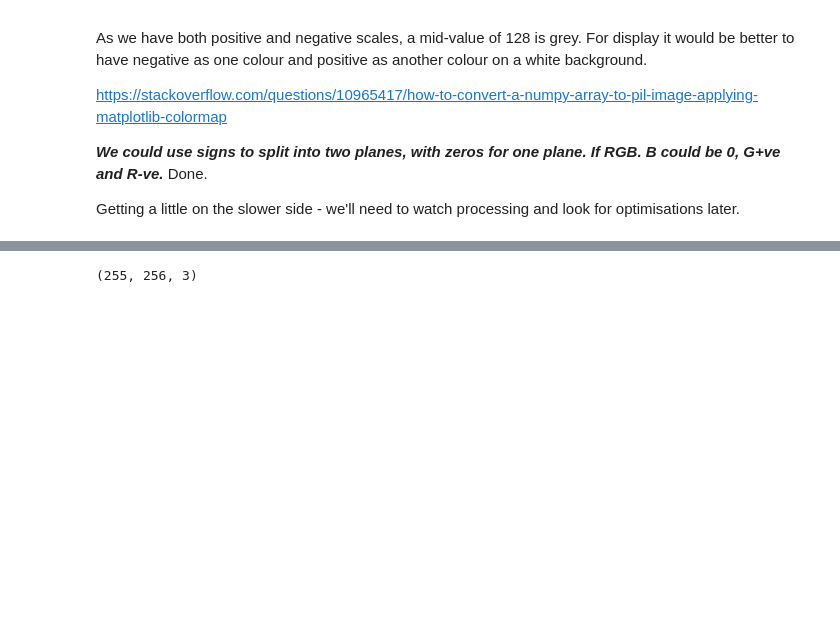
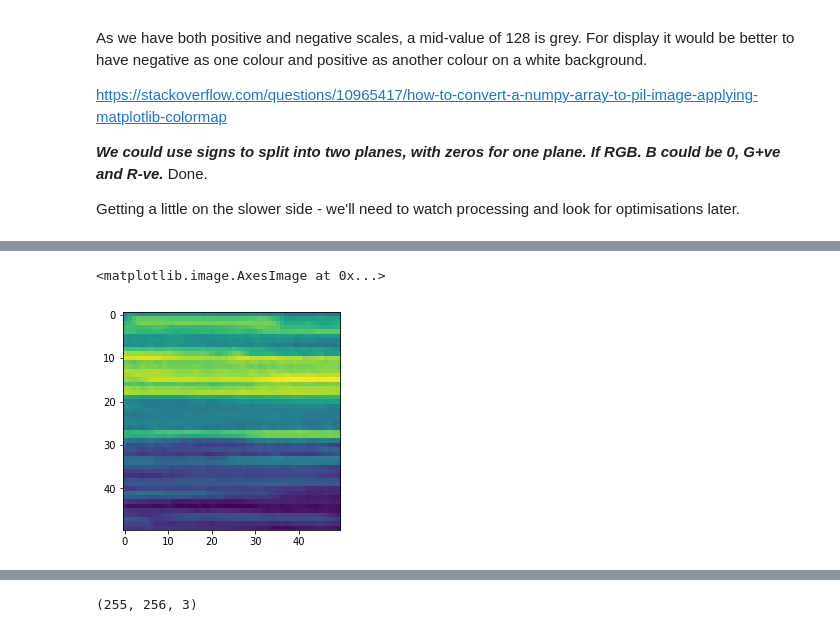
Before and after one commit to benhoyle/var_processor, a Jupyter notebook: 2020-06-13 - Spacetime Modelling of Sound + Tkinter GU - CONT.ipynb, the cells around one changed output, grey strips where cells are left out. Cells and saved outputs as stored; diff of their text form; code cells hidden in the pictures; blank space fills up the shorter version.

```diff
--- a/2020-06-13 - Spacetime Modelling of Sound + Tkinter GU - CONT.ipynb
+++ b/2020-06-13 - Spacetime Modelling of Sound + Tkinter GU - CONT.ipynb
@@ -424,0 +461,5 @@ H.dtype, H.max(), H.min()
+# %%
+plt.imshow(images[0][100:150, 100:150])
+# %% [output]
+<matplotlib.image.AxesImage at 0x...>
+[figure, added]
```
Also changed, not shown: parts of 23 cells of this notebook, 9 other files.
